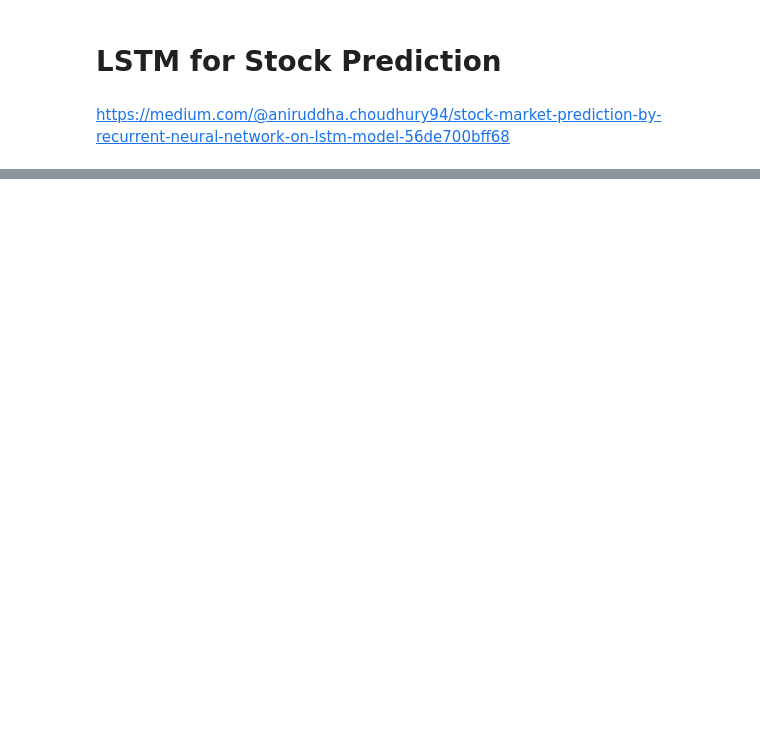
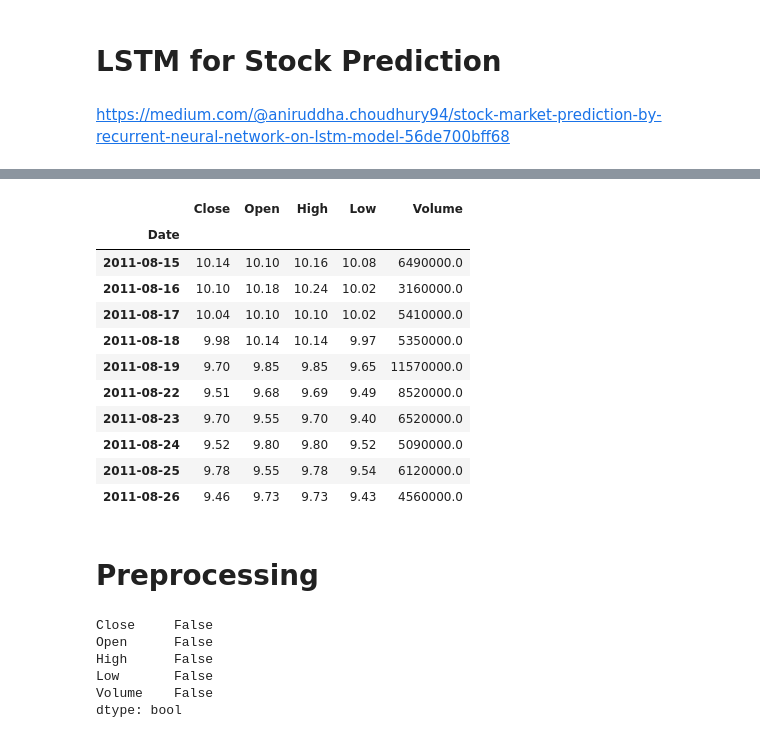
Before and after one commit to mengwangk/ai-playground, a Jupyter notebook: notebook/LSTM.ipynb, the cells around one changed output, grey strips where cells are left out. Cells and saved outputs as stored; diff of their text form; code cells hidden in the pictures; blank space fills up the shorter version.

```diff
--- a/notebook/LSTM.ipynb
+++ b/notebook/LSTM.ipynb
@@ -58,0 +46,41 @@ Date
+# %%
+UOM = {'K': 1000, 'M': 1000000}
+
+def convert_to_numeric(val):
+    return float(val[:-1]) * UOM[val[-1]]
+
+def clean_dataset(df):
+    df.rename(columns={'Price':'Close', 'Vol.':'Volume'}, inplace=True)
+    df.drop(columns=['Change %'], axis=1, inplace=True)
+    df['Date'] = pd.to_datetime(df['Date'])
+    df['Volume'] = df['Volume'].apply(convert_to_numeric)
+    df.sort_values(by=['Date'], ascending=True, inplace=True)
+    df.set_index('Date', inplace=True)
+
+dataset = pd.read_csv('data/GENTING_train_set.csv', parse_dates=True)
+clean_dataset(dataset)
+dataset.head(10)
+# %% [output]
+|  | Close | Open | High | Low | Volume |
+| Date |  |  |  |  |  |
+| 2011-08-15 | 10.14 | 10.10 | 10.16 | 10.08 | 6490000.0 |
+| 2011-08-16 | 10.10 | 10.18 | 10.24 | 10.02 | 3160000.0 |
+| 2011-08-17 | 10.04 | 10.10 | 10.10 | 10.02 | 5410000.0 |
+| 2011-08-18 | 9.98 | 10.14 | 10.14 | 9.97 | 5350000.0 |
+| 2011-08-19 | 9.70 | 9.85 | 9.85 | 9.65 | 11570000.0 |
+| 2011-08-22 | 9.51 | 9.68 | 9.69 | 9.49 | 8520000.0 |
+| 2011-08-23 | 9.70 | 9.55 | 9.70 | 9.40 | 6520000.0 |
+| 2011-08-24 | 9.52 | 9.80 | 9.80 | 9.52 | 5090000.0 |
+| 2011-08-25 | 9.78 | 9.55 | 9.78 | 9.54 | 6120000.0 |
+| 2011-08-26 | 9.46 | 9.73 | 9.73 | 9.43 | 4560000.0 |
+# %% [markdown]
+# Preprocessing
+# %%
+dataset.isna().any()
+# %% [output]
+Close     False
+Open      False
+High      False
+Low       False
+Volume    False
+dtype: bool
```
Also changed, not shown: parts of 7 cells of this notebook, 4 other files.
